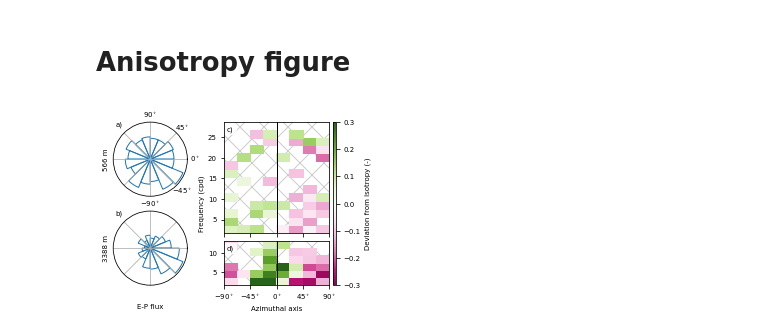
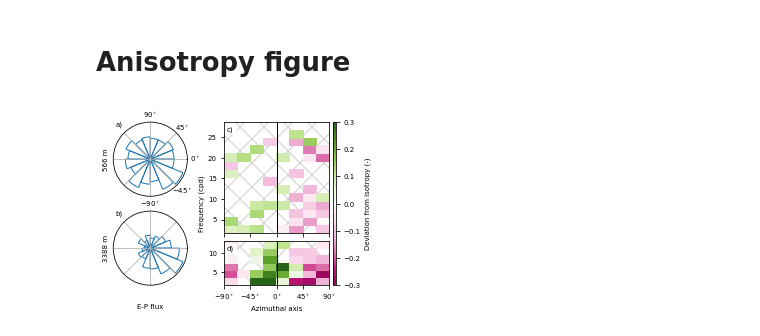
Before and after one commit to jessecusack/DIMES_eddy_wave_interactions, a Jupyter notebook: code/anisotropies.ipynb, the cells around one changed output. Saved outputs shown, nothing was run; the diff lists cells and outputs as text; code cells hidden in the pictures.

```diff
--- a/code/anisotropies.ipynb
+++ b/code/anisotropies.ipynb
@@ -105,7 +105,7 @@ for j, lev in enumerate([0, 3]):
     _, Xuve = sig.csd(ue, ve, fs, nperseg=nperseg, axis=0)
     Cuve = Xuve.real
 
-    use = (freq > f) & (freq < N)
+    use = (freq > fcor) & (freq < N)
     freqe = np.tile(freq[use, np.newaxis, np.newaxis], (1, Ndata, Nerr))
     azfake = (0.5 * np.arctan2(2 * Cuve, Puue - Pvve))[use, :, :]
 
@@ -155,31 +155,31 @@ cb.set_label("Deviation from isotropy (-)")
 rxs[0].tick_params("x", pad=-3)
 rxs[0].set_xticklabels(
     ["$0^\circ$", "$45^\circ$", "$90^\circ$", "", "", "", "$-90^\circ$", "$-45^\circ$"]
 )
 
 cfs.axes_labels(
     fig,
     axs,
     i0=2,
     bbox=dict(facecolor="w", edgecolor="w", boxstyle="square", alpha=0.8),
     dx=0.013,
     dy=-0.04,
 )
 
 cfs.axes_labels(
     fig, rxs, dx=0.01, dy=-0.02,
 )
 
 if save_figs:
     fig_name = "anisotrpy0_4.pdf"
     fig.savefig(
         os.path.join(fsd, fig_name), dpi=300, bbox_inches="tight", pad_inches=0.01
     )
     fig_name = "anisotrpy0_4.png"
     fig.savefig(
         os.path.join(fsd, fig_name), dpi=300, bbox_inches="tight", pad_inches=0.01
     )
 
 plt.show()
 # %% [output]
-[figure, old version]
+[figure, new version]
```
Also changed, not shown: 15 other files.
